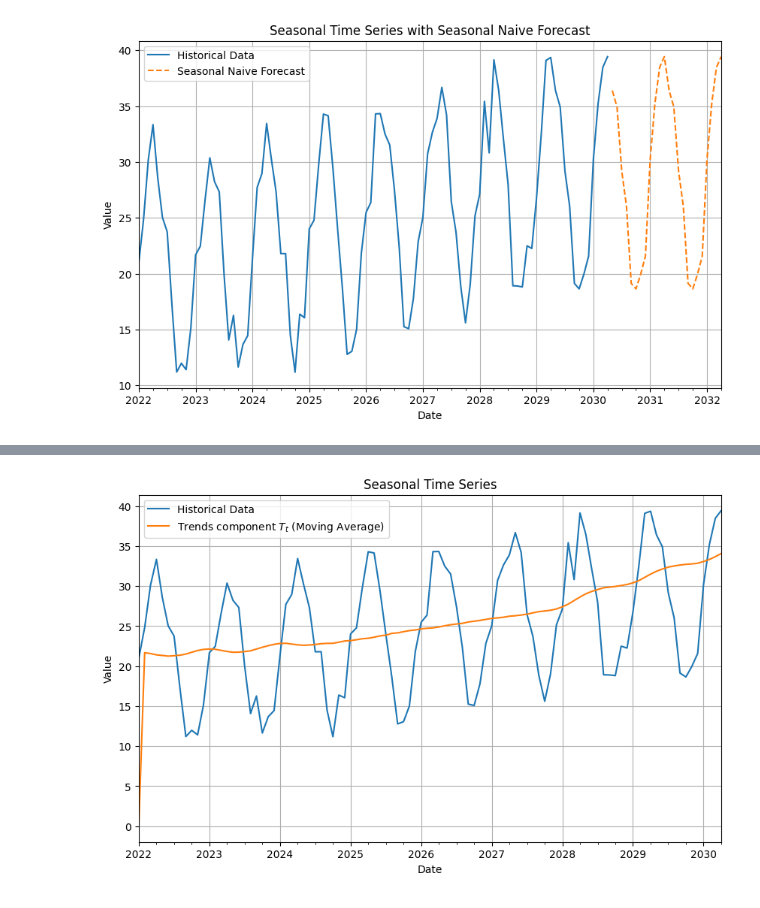
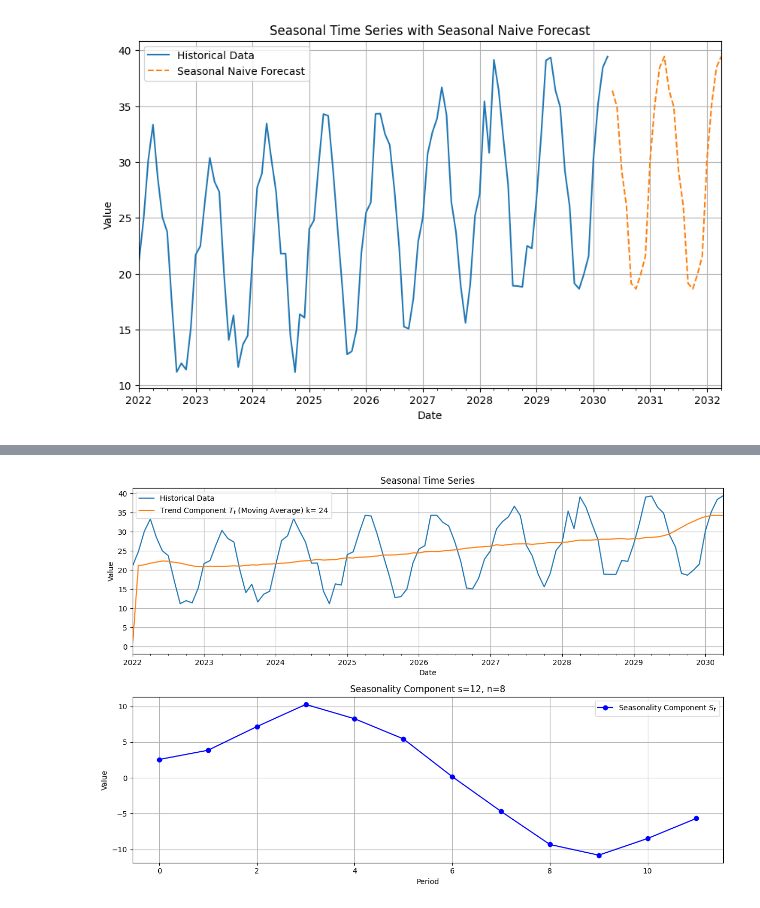
Before and after one commit to Apozzi/jupyter-notes-statistics, a Jupyter notebook: notes/1.3 - simple forecasting methods.ipynb, the cells around one changed output, grey strips where cells are left out. Cells and saved outputs as stored; diff of their text form; code cells hidden in the pictures.

```diff
--- a/notes/1.3 - simple forecasting methods.ipynb
+++ b/notes/1.3 - simple forecasting methods.ipynb
@@ -184,46 +170,68 @@ noise_level = 2
 time = np.arange(periods)
 seasonal = amplitude * np.sin(2 * np.pi * time / seasonal_period)
 trend = trend * time
 noise = noise_level * np.random.randn(periods)
 
 series = 20 + trend + seasonal + noise
 
 dates = pd.date_range(start='2022-01-01', periods=periods, freq='ME')
 time_series = pd.Series(series, index=dates)
 
-k = 60
-treding_series = np.zeros(periods)
+k = 24 # 2*n for better smoothing
+s = 12 # size of periods
+n = 8 # number of completed periods
+trend_component = np.zeros(periods)
+seasonal_series = np.zeros(periods)
 
 def sma(data, t): ## moving average to decompose trendings
     sum, rangediv2 = 0, k//2
     for i in range(-rangediv2, rangediv2):
         index = t - i
-        index = 0 if index <= 0 else index
-        index = data.size - 1 if index >= data.size else index
+        index = 0 if index <= 0 else index;
+        index = data.size-1 if data.size <= index else index
         sum += data[index]
     return sum/k
 
-def decompose_seasonality(data, trends,  t):
-    sum = 0
-    for i in range(1, data.size):
-        index = t + i*k
-        index = 0 if index <= 0 else index
-        index = data.size - 1 if index >= data.size else index
-        sum += data[index] - trends[index]
-    return sum/data.size
+def calculate_seasonality(detrended):
+    seasonal_component = np.zeros(s)
+    for j in range(s):
+        seasonal_sum = 0
+        for i in range(n):
+            index = j + i * s
+            index = 0 if index <= 0 else index;
+            index = detrended.size-1 if detrended.size <= index else index
+            seasonal_sum += detrended[index]
+        seasonal_mean = seasonal_sum / n
+        seasonal_component[j] = seasonal_mean
+    return seasonal_component
 
 for i in  range(1, periods):
-    treding_series[i] = sma(series, i)
+    trend_component[i] = sma(series, i)
 
+detrended_series = series - trend_component
+seasonal_series = calculate_seasonality(detrended_series);
 
-plt.figure(figsize=(10, 6))
+plt.figure(figsize=(12, 8))
+
+plt.subplot(2, 1, 1)
 time_series.plot(label='Historical Data')
-pd.Series(treding_series, index=dates).plot(label='Trends component $T_t$ (Moving Average)')
+pd.Series(trend_component, index=dates).plot(label='Trend Component $T_t$ (Moving Average) k= 24')
 plt.title('Seasonal Time Series')
 plt.xlabel('Date')
 plt.ylabel('Value')
 plt.legend()
 plt.grid(True)
+
+
+plt.subplot(2, 1, 2)
+plt.plot(range(s), seasonal_series, marker='o', linestyle='-', color='b', label='Seasonality Component $S_t$')
+plt.title('Seasonality Component s=12, n=8')
+plt.xlabel('Period')
+plt.ylabel('Value')
+plt.legend()
+plt.grid(True)
+
+plt.tight_layout()
 plt.show()
 # %% [output]
-[figure, old version]
+[figure, new version]
```
Also changed, not shown: parts of 2 cells of this notebook.
